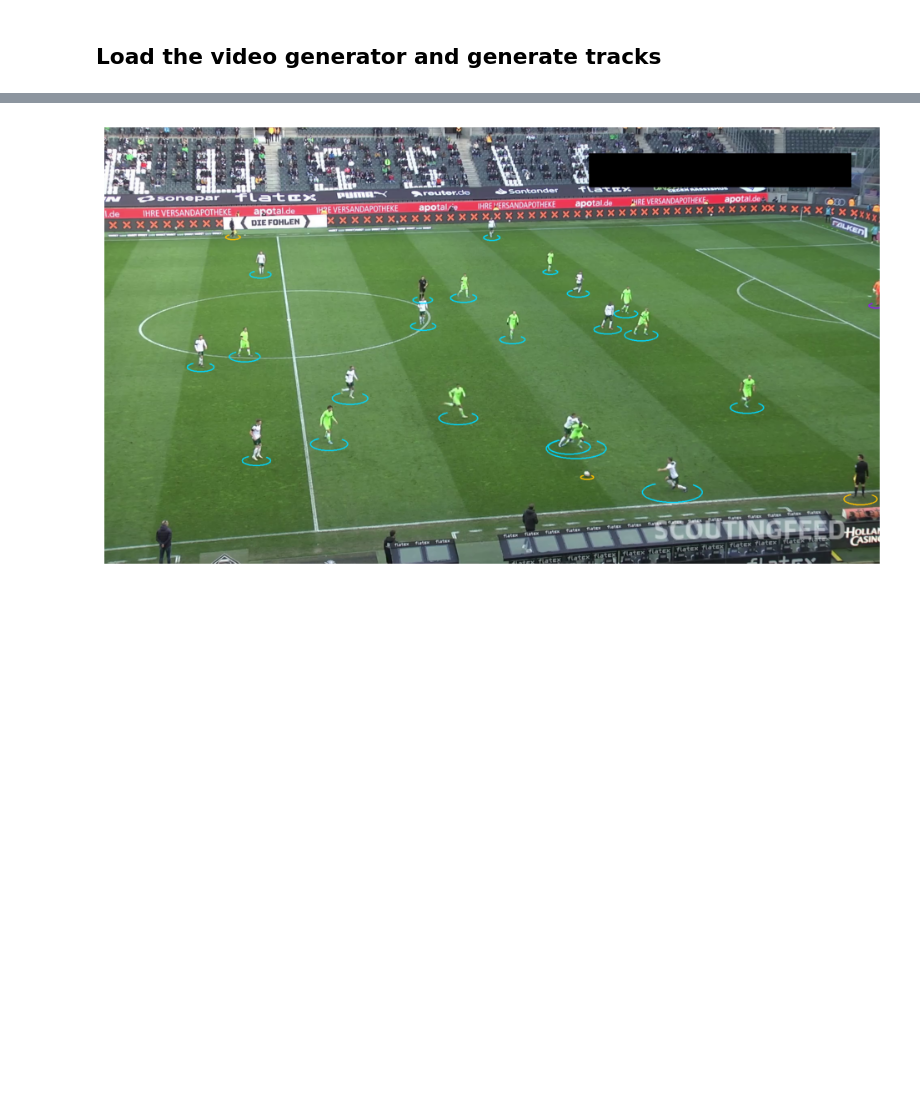
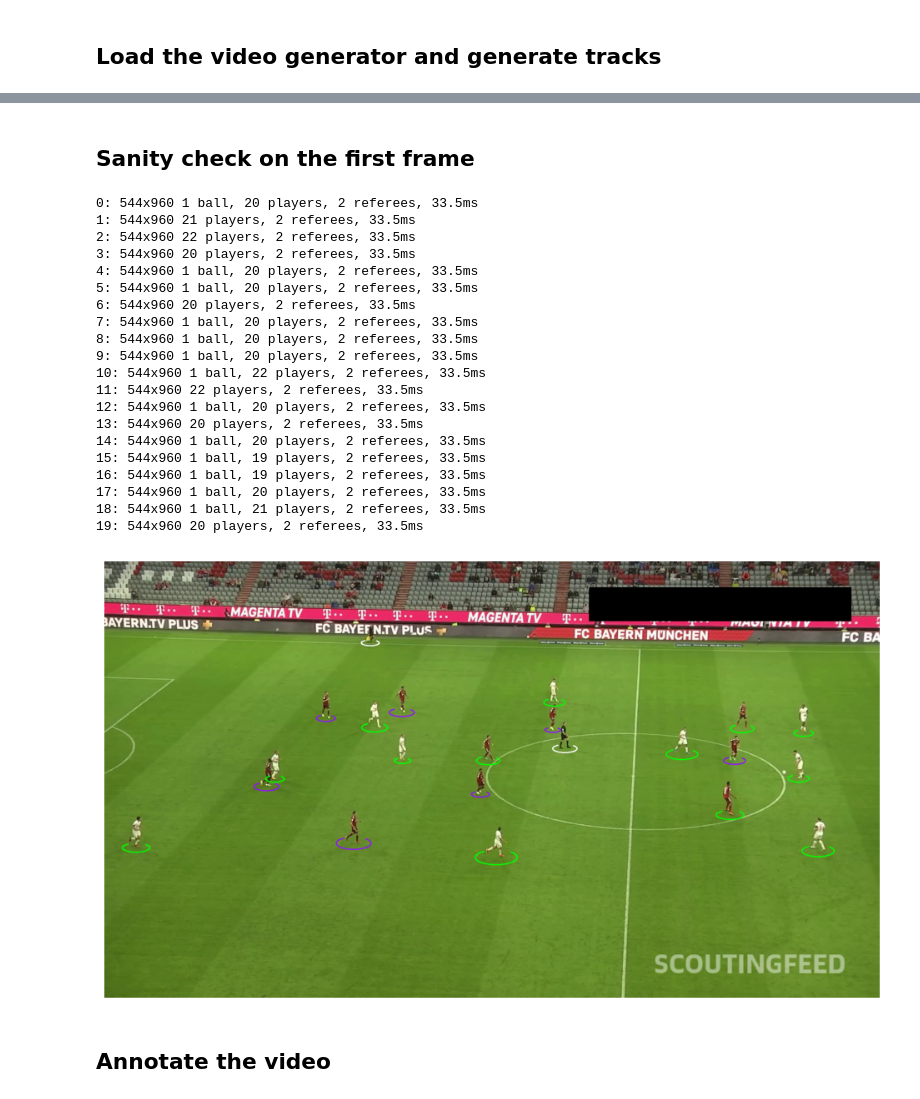
Before and after one commit to Blaku03/PitchAnalyzer_AI, a Jupyter notebook: development_and_analysis/annotator.ipynb, the cells around one changed output, grey strips where cells are left out. Drawn from its saved outputs; the diff is of its cells as text; code cells hidden in the pictures; blank space fills up the shorter version.

Commit message:
Add player annotator and use generators in player detector

```diff
--- a/development_and_analysis/annotator.ipynb
+++ b/development_and_analysis/annotator.ipynb
@@ -23,11 +23,9 @@ from trackers.player_detector import PlayerDetector
 from assigners.team_assigner import TeamAssigner
 from utils.video_utils import read_video, save_video
 
-video_path = "../sample_data/08fd33_4.mp4"
+video_path = "../sample_data/B1606b0e6_1 (91).mp4"
 output_path = "../output_videos/output_video.avi"
 os.makedirs(os.path.dirname(output_path), exist_ok=True)
 
 frame_generator = read_video(video_path)
-
-player_tracker = PlayerDetector(players_model)
-tracks = player_tracker.get_detections_from_frames(frame_generator)
+tracks_generator =  PlayerDetector(players_model).get_detections_from_frames(frame_generator)
@@ -55,18 +32,41 @@ tracks = player_tracker.get_detections_from_frames(frame_generator)
-# %%
-import supervision as sv
-from utils.notebook_utils import show_image
-
-ellipse_annotator = sv.EllipseAnnotator(
-    color=sv.ColorPalette.from_hex(['#00BFFF', '#FF1493', '#FFD700']),
-    thickness=2
-)
-
-frame_generator = read_video(video_path)
-first_frame = next(frame_generator)
-
-annotated_frame = ellipse_annotator.annotate(
-    scene=first_frame,
-    detections=tracks[0].detections)
-show_image(first_frame)
-# %% [output]
-[figure, removed]
+# %% [markdown]
+## Sanity check on the first frame
+# %%
+from annotators.player_annotator import PlayersAnnotator
+from utils.notebook_utils import show_image
+import itertools
+
+frame_generator = read_video(video_path)
+first_frame = next(frame_generator)
+
+tracks_gen1, tracks_gen2 = itertools.tee(tracks_generator)
+first_players_tracks = next(tracks_gen1)
+
+tracks_generator = tracks_gen2
+
+annotated_sample_image = PlayersAnnotator.annotate_frame(first_frame, first_players_tracks)
+show_image(annotated_sample_image)
+# %% [output]
+0: 544x960 1 ball, 20 players, 2 referees, 33.5ms
+1: 544x960 21 players, 2 referees, 33.5ms
+2: 544x960 22 players, 2 referees, 33.5ms
+3: 544x960 20 players, 2 referees, 33.5ms
+4: 544x960 1 ball, 20 players, 2 referees, 33.5ms
+5: 544x960 1 ball, 20 players, 2 referees, 33.5ms
+6: 544x960 20 players, 2 referees, 33.5ms
+7: 544x960 1 ball, 20 players, 2 referees, 33.5ms
+8: 544x960 1 ball, 20 players, 2 referees, 33.5ms
+9: 544x960 1 ball, 20 players, 2 referees, 33.5ms
+10: 544x960 1 ball, 22 players, 2 referees, 33.5ms
+11: 544x960 22 players, 2 referees, 33.5ms
+12: 544x960 1 ball, 20 players, 2 referees, 33.5ms
+13: 544x960 20 players, 2 referees, 33.5ms
+14: 544x960 1 ball, 20 players, 2 referees, 33.5ms
+15: 544x960 1 ball, 19 players, 2 referees, 33.5ms
+16: 544x960 1 ball, 19 players, 2 referees, 33.5ms
+17: 544x960 1 ball, 20 players, 2 referees, 33.5ms
+18: 544x960 1 ball, 21 players, 2 referees, 33.5ms
+19: 544x960 20 players, 2 referees, 33.5ms
+[figure, added]
+# %% [markdown]
+## Annotate the video
```
Also changed, not shown: parts of 2 cells of this notebook, 4 other files.
